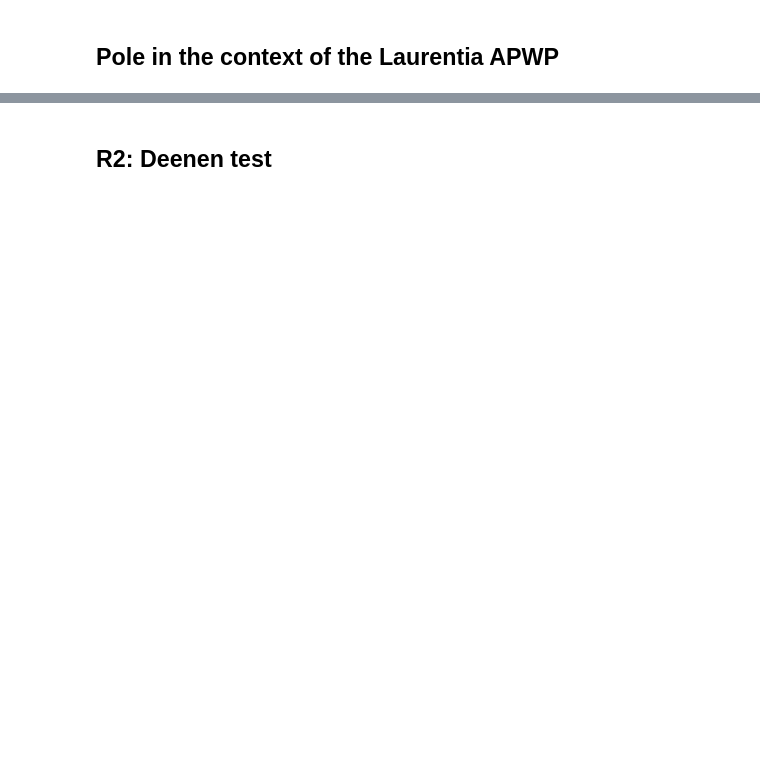
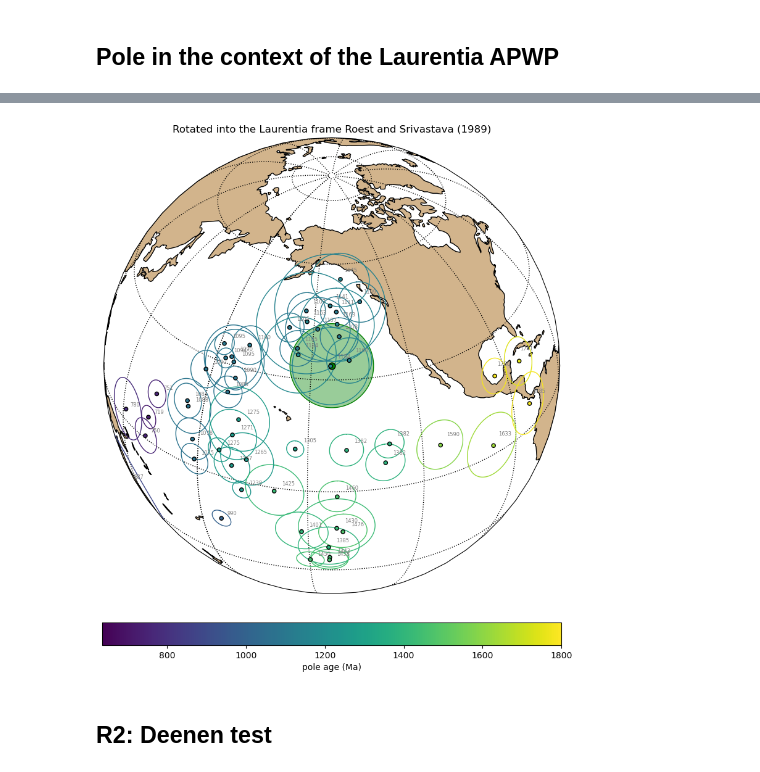
Before and after one commit to Swanson-Hysell-Group/2026_Laurentia_Precambrian_poles, a Jupyter notebook: pole_notebooks/1184_Narssaq.ipynb, the cells around one changed output, grey strips where cells are left out. Drawn from its saved outputs; the diff is of its cells as text; code cells hidden in the pictures; blank space fills up the shorter version.

```diff
--- a/pole_notebooks/1184_Narssaq.ipynb
+++ b/pole_notebooks/1184_Narssaq.ipynb
@@ -102,0 +121,6 @@ Precision parameter (k) estimate: 76.4
+# %%
+euler_greenland = [67.5, -118.5, -13.8]   # [lat, lon, angle]; Roest and Srivastava (1989)
+rlat, rlon = pmag.pt_rot(euler_greenland, [pole_mean['inc']], [pole_mean['dec']])
+pole_rotated = {'inc': rlat[0], 'dec': rlon[0], 'alpha95': pole_mean['alpha95']}
+print(f"unrotated (present-day Greenland frame): {pole_mean['inc']:.1f} N / {pole_mean['dec']:.1f} E")
+print(f"rotated into the Laurentia frame:       {pole_rotated['inc']:.1f} N / {pole_rotated['dec']:.1f} E")
@@ -111,3 +141,13 @@ plt.show()
+# %%
+Laurentia_poles = pt.get_Laurentia_poles()
+Laurentia_poles = pt.plot_apwp_context(Laurentia_poles, pole_rotated['inc'], pole_rotated['dec'],pole_rotated['alpha95'],
+                          age_min=635, age_max=1800,projection='orthographic',
+                          central_longitude=pole_rotated['dec'],
+                          central_latitude=pole_rotated['inc'])
+plt.title('Rotated into the Laurentia frame Roest and Srivastava (1989)')
+plt.show()
+# %% [output]
+[figure, added]
 # %% [markdown]
 ## R2: Deenen test
 # %%
```
Also changed, not shown: parts of 14 cells of this notebook, 1 other file.
